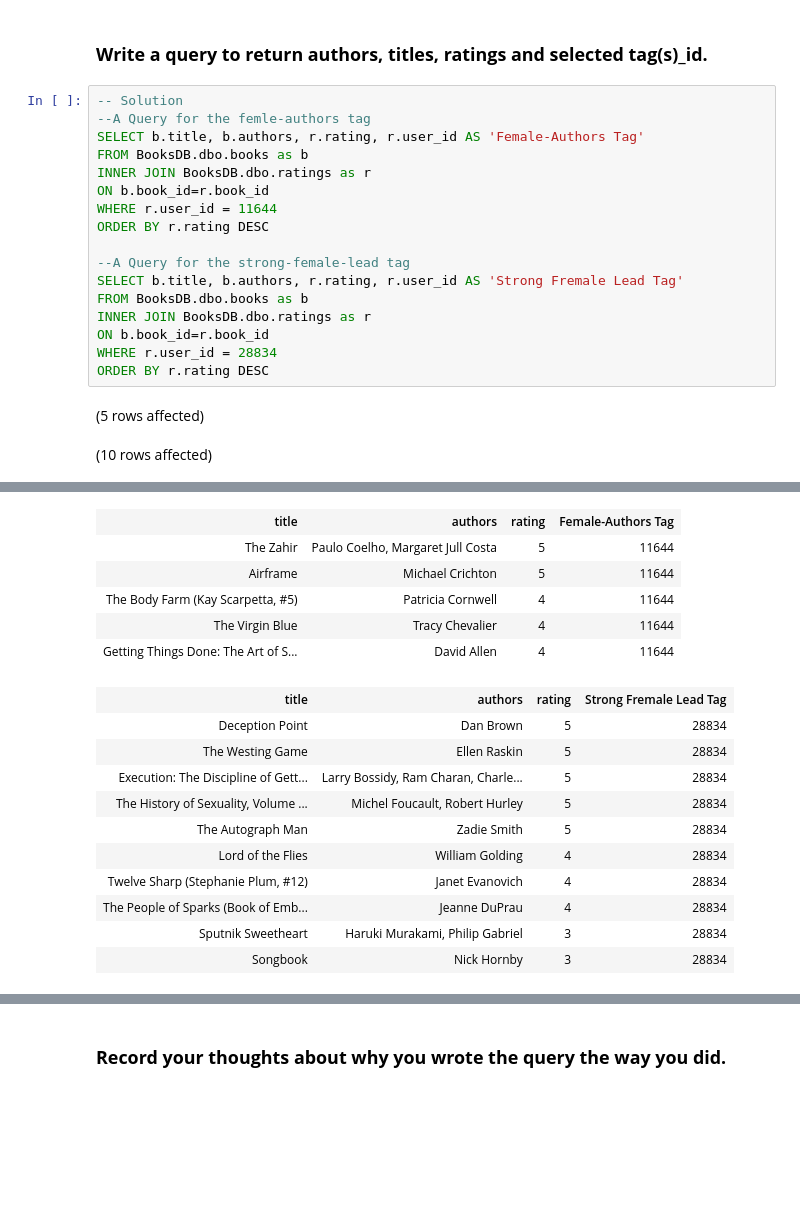
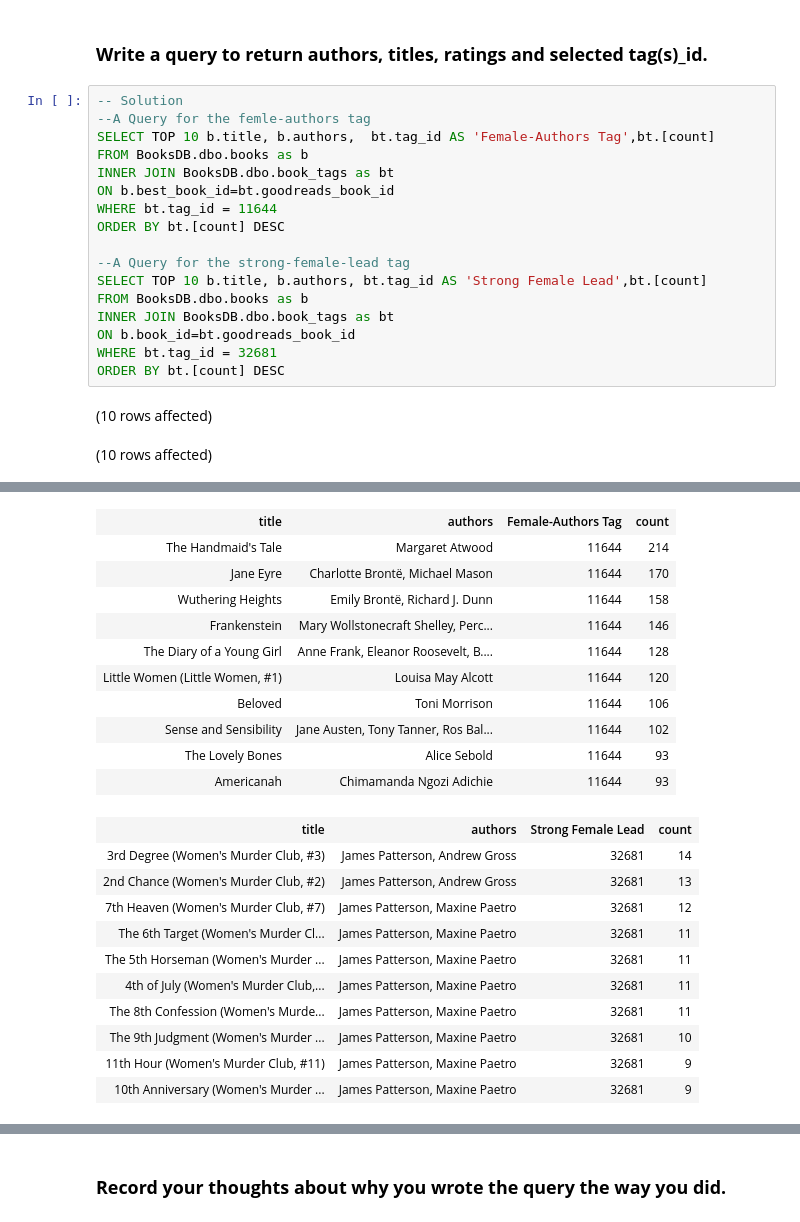
Before and after one commit to Oceyaunna/SQL-Part-3-Studio, a Jupyter notebook: SQL-Part-3-Studio.ipynb, the cells around one changed output, grey strips where cells are left out. Cells and saved outputs as stored; diff of their text form; blank space fills up the shorter version.

```diff
--- a/SQL-Part-3-Studio.ipynb
+++ b/SQL-Part-3-Studio.ipynb
@@ -63,20 +85,20 @@ strong-female-lead: tag\_id = 28834
 # %%
 -- Solution
 --A Query for the femle-authors tag
-SELECT b.title, b.authors, r.rating, r.user_id AS 'Female-Authors Tag'
+SELECT TOP 10 b.title, b.authors,  bt.tag_id AS 'Female-Authors Tag',bt.[count]
 FROM BooksDB.dbo.books as b
-INNER JOIN BooksDB.dbo.ratings as r
-ON b.book_id=r.book_id
-WHERE r.user_id = 11644
-ORDER BY r.rating DESC
+INNER JOIN BooksDB.dbo.book_tags as bt
+ON b.best_book_id=bt.goodreads_book_id
+WHERE bt.tag_id = 11644
+ORDER BY bt.[count] DESC
 
 --A Query for the strong-female-lead tag
-SELECT b.title, b.authors, r.rating, r.user_id AS 'Strong Fremale Lead Tag'
+SELECT TOP 10 b.title, b.authors, bt.tag_id AS 'Strong Female Lead',bt.[count]
 FROM BooksDB.dbo.books as b
-INNER JOIN BooksDB.dbo.ratings as r
-ON b.book_id=r.book_id
-WHERE r.user_id = 28834
-ORDER BY r.rating DESC
+INNER JOIN BooksDB.dbo.book_tags as bt
+ON b.book_id=bt.goodreads_book_id
+WHERE bt.tag_id = 32681
+ORDER BY bt.[count] DESC
 # %% [output]
-(5 rows affected)
+(10 rows affected)
 (10 rows affected)
@@ -84,17 +106,22 @@ Total execution time: 00:00:00.382
-| title | authors | rating | Female-Authors Tag |
-| The Zahir | Paulo Coelho, Margaret Jull Costa | 5 | 11644 |
-| Airframe | Michael Crichton | 5 | 11644 |
-| The Body Farm (Kay Scarpetta, #5) | Patricia Cornwell | 4 | 11644 |
-| The Virgin Blue | Tracy Chevalier | 4 | 11644 |
-| Getting Things Done: The Art of S... | David Allen | 4 | 11644 |
+| title | authors | Female-Authors Tag | count |
+| The Handmaid's Tale | Margaret Atwood | 11644 | 214 |
+| Jane Eyre | Charlotte Brontë, Michael Mason | 11644 | 170 |
+| Wuthering Heights | Emily Brontë, Richard J. Dunn | 11644 | 158 |
+| Frankenstein | Mary Wollstonecraft Shelley, Perc... | 11644 | 146 |
+| The Diary of a Young Girl | Anne Frank, Eleanor Roosevelt, B.... | 11644 | 128 |
+| Little Women (Little Women, #1) | Louisa May Alcott | 11644 | 120 |
+| Beloved | Toni Morrison | 11644 | 106 |
+| Sense and Sensibility | Jane Austen, Tony Tanner, Ros Bal... | 11644 | 102 |
+| The Lovely Bones | Alice Sebold | 11644 | 93 |
+| Americanah | Chimamanda Ngozi Adichie | 11644 | 93 |
-| title | authors | rating | Strong Fremale Lead Tag |
-| Deception Point | Dan Brown | 5 | 28834 |
-| The Westing Game | Ellen Raskin | 5 | 28834 |
-| Execution: The Discipline of Gett... | Larry Bossidy, Ram Charan, Charle... | 5 | 28834 |
-| The History of Sexuality, Volume ... | Michel Foucault, Robert Hurley | 5 | 28834 |
-| The Autograph Man | Zadie Smith | 5 | 28834 |
-| Lord of the Flies | William Golding | 4 | 28834 |
-| Twelve Sharp (Stephanie Plum, #12) | Janet Evanovich | 4 | 28834 |
-| The People of Sparks (Book of Emb... | Jeanne DuPrau | 4 | 28834 |
-| Sputnik Sweetheart | Haruki Murakami, Philip Gabriel | 3 | 28834 |
-| Songbook | Nick Hornby | 3 | 28834 |
+| title | authors | Strong Female Lead | count |
+| 3rd Degree (Women's Murder Club, #3) | James Patterson, Andrew Gross | 32681 | 14 |
+| 2nd Chance (Women's Murder Club, #2) | James Patterson, Andrew Gross | 32681 | 13 |
+| 7th Heaven (Women's Murder Club, #7) | James Patterson, Maxine Paetro | 32681 | 12 |
+| The 6th Target (Women's Murder Cl... | James Patterson, Maxine Paetro | 32681 | 11 |
+| The 5th Horseman (Women's Murder ... | James Patterson, Maxine Paetro | 32681 | 11 |
+| 4th of July (Women's Murder Club,... | James Patterson, Maxine Paetro | 32681 | 11 |
+| The 8th Confession (Women's Murde... | James Patterson, Maxine Paetro | 32681 | 11 |
+| The 9th Judgment (Women's Murder ... | James Patterson, Maxine Paetro | 32681 | 10 |
+| 11th Hour (Women's Murder Club, #11) | James Patterson, Maxine Paetro | 32681 | 9 |
+| 10th Anniversary (Women's Murder ... | James Patterson, Maxine Paetro | 32681 | 9 |
```
Also changed, not shown: parts of 8 cells of this notebook.
